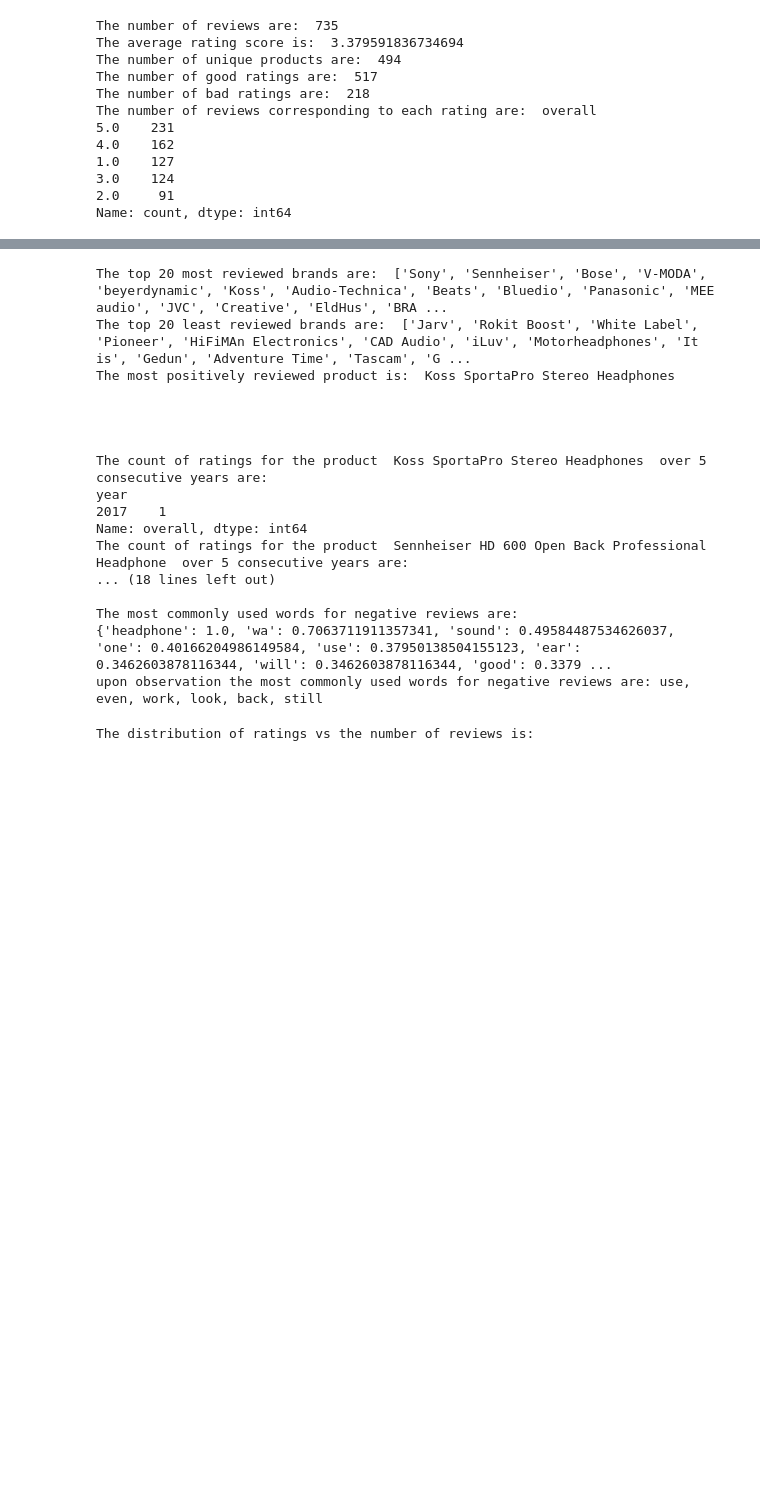
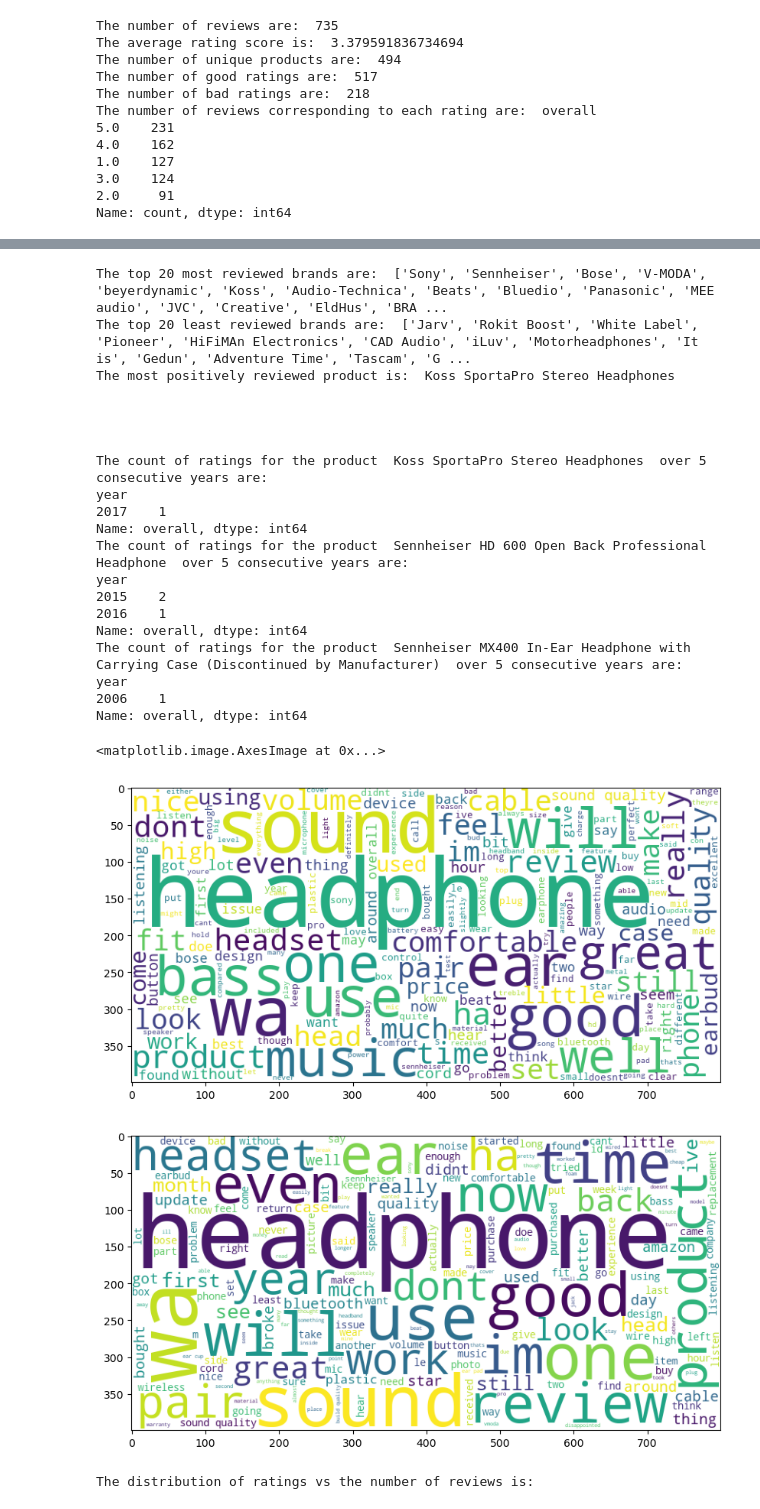
Before and after one commit to 169kaif/CSE508_Winter2024_A3_2021067, a Jupyter notebook: main.ipynb, the cells around one changed output, grey strips where cells are left out. Cells and saved outputs as stored; diff of their text form; code cells hidden in the pictures; blank space fills up the shorter version.

```diff
--- a/main.ipynb
+++ b/main.ipynb
@@ -83,6 +90,9 @@ def preprocess_text(text):
     for acronym, replacement in acronyms_dict.items():
         text = text.replace(acronym, replacement)
 
+    #remove special characters
+    text = re.sub(r'[^a-zA-Z\s]', '', text)
+
     #lemmatize the text
     lemmatizer = WordNetLemmatizer()
     text = ' '.join([lemmatizer.lemmatize(word) for word in text.split()])
@@ -112,19 +122,5 @@ print(review_df['processed_text'])
 Name: processed_text, Length: 735, dtype: object
 # %%
-# To extract relevant statistics, perform the following EDA -
-# a. Top 20 most reviewed brands in the category that you have chosen.
-# b. Top 20 least reviewed brands in the category you have chosen.
-# c. Which is the most positively reviewed ‘Headphone’ ( Or for any other
-# electronic product you have selected)
-# d. Show the count of ratings for the product over 5 consecutive years.
-# e. Form a Word Cloud for ‘Good’ and ‘Bad’ ratings. Report the most
-# commonly used words for positive and negative reviews by observing the
-# good and bad word clouds.
-# f. Plot a pie chart for Distribution of Ratings vs. the No. of Reviews.
-# g. Report in which year the product got maximum reviews.
-# h. Which year has the highest number of Customers?
-
-
 # (a) and (b)
 asin_count = review_df['asin'].value_counts().to_dict()
 
@@ -154,47 +150,49 @@ review_df['year'] = review_df['reviewTime'].dt.year
 top3_most_positively_reviewed_asins = review_df.groupby('asin')['overall'].mean().nlargest(3).index
 for asin in top3_most_positively_reviewed_asins:
     product_title = meta_df[meta_df['asin'] == asin]['title'].values[0]
     print("The count of ratings for the product ", product_title, " over 5 consecutive years are: ")
     print(review_df[review_df['asin'] == asin].groupby('year')['overall'].count())
 print("\n\n\n")
 
 # (e)
 
 good_reviews = review_df[review_df['overall'] >= 3]['processed_text'].str.cat(sep=' ')
 bad_reviews = review_df[review_df['overall'] < 3]['processed_text'].str.cat(sep=' ')
 
 good_wordcloud = WordCloud(width=800, height=400, background_color ='white').generate(good_reviews)
 bad_wordcloud = WordCloud(width=800, height=400, background_color ='white').generate(bad_reviews)
 
-print("The most commonly used words for positive reviews are: ")
-print(good_wordcloud.words_)
+#print wordcloud images
 
-print("upon observation the most commonly used words for positive reviews are: sound, good, great, well, comfortable, fit")
-print("\n\n\n")
+plt.figure(figsize=(10, 5))
+plt.imshow(good_wordcloud)
 
-print("The most commonly used words for negative reviews are: ")
-print(bad_wordcloud.words_)
-
-print("upon observation the most commonly used words for negative reviews are: use, even, work, look, back, still")
-print("\n\n\n")
+plt.figure(figsize=(10, 5))
+plt.imshow(bad_wordcloud)
 # %% [output]
 The top 20 most reviewed brands are:  ['Sony', 'Sennheiser', 'Bose', 'V-MODA', 'beyerdynamic', 'Koss', 'Audio-Technica', 'Beats', 'Bluedio', 'Panasonic', 'MEE audio', 'JVC', 'Creative', 'EldHus', 'BRA ...
 The top 20 least reviewed brands are:  ['Jarv', 'Rokit Boost', 'White Label', 'Pioneer', 'HiFiMAn Electronics', 'CAD Audio', 'iLuv', 'Motorheadphones', 'It is', 'Gedun', 'Adventure Time', 'Tascam', 'G ...
 The most positively reviewed product is:  Koss SportaPro Stereo Headphones
 
 
 
 
 The count of ratings for the product  Koss SportaPro Stereo Headphones  over 5 consecutive years are:
 year
 2017    1
 Name: overall, dtype: int64
 The count of ratings for the product  Sennheiser HD 600 Open Back Professional Headphone  over 5 consecutive years are:
-... (18 lines left out)
-
-The most commonly used words for negative reviews are:
-{'headphone': 1.0, 'wa': 0.7063711911357341, 'sound': 0.49584487534626037, 'one': 0.40166204986149584, 'use': 0.37950138504155123, 'ear': 0.3462603878116344, 'will': 0.3462603878116344, 'good': 0.3379 ...
-upon observation the most commonly used words for negative reviews are: use, even, work, look, back, still
+year
+2015    2
+2016    1
+Name: overall, dtype: int64
+The count of ratings for the product  Sennheiser MX400 In-Ear Headphone with Carrying Case (Discontinued by Manufacturer)  over 5 consecutive years are:
+year
+2006    1
+Name: overall, dtype: int64
+<matplotlib.image.AxesImage at 0x...>
+[figure, added]
+[figure, added]
 # %%
 # (f)
 
```
Also changed, not shown: parts of 9 cells of this notebook, 1 other file.
